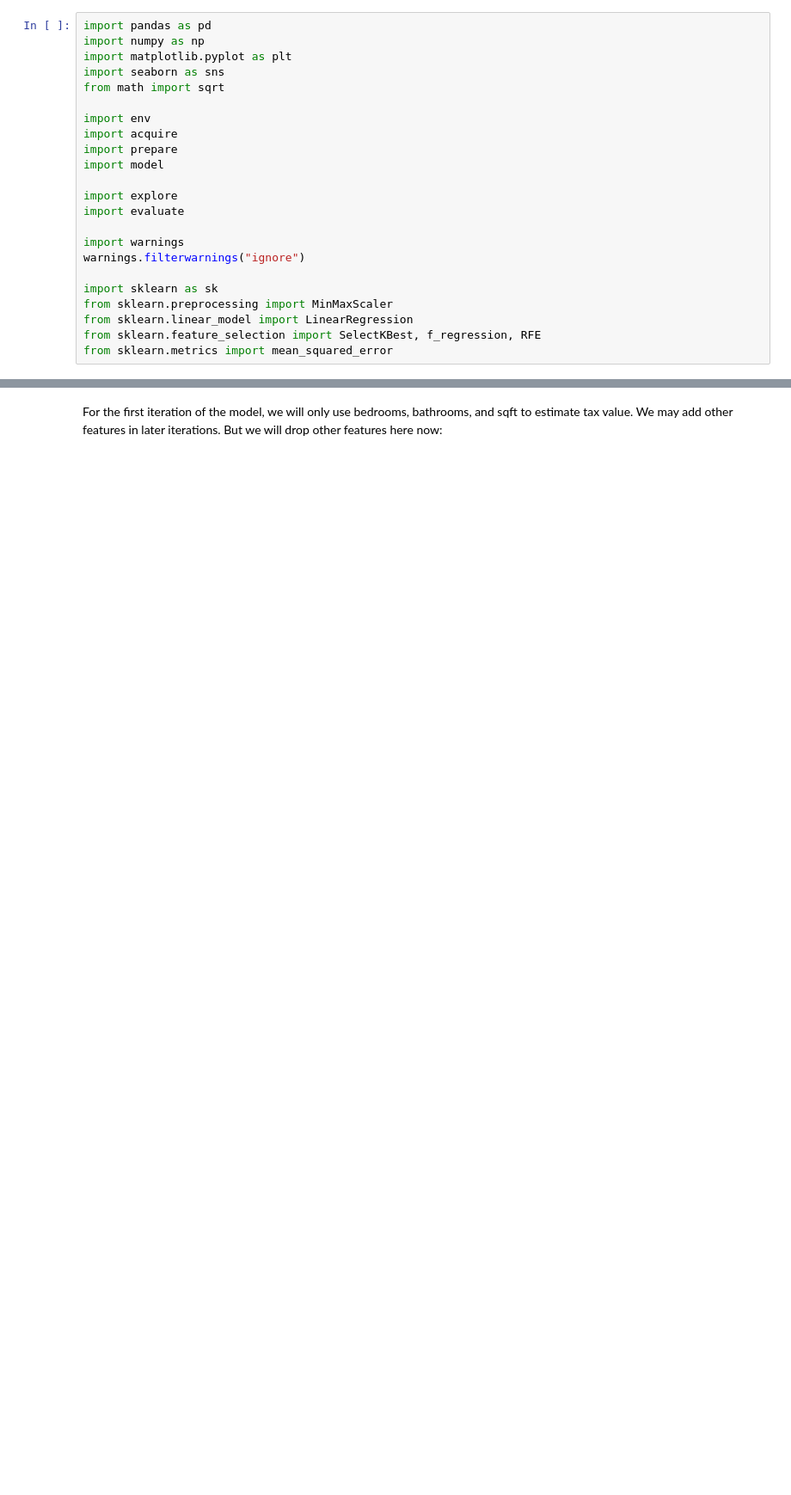
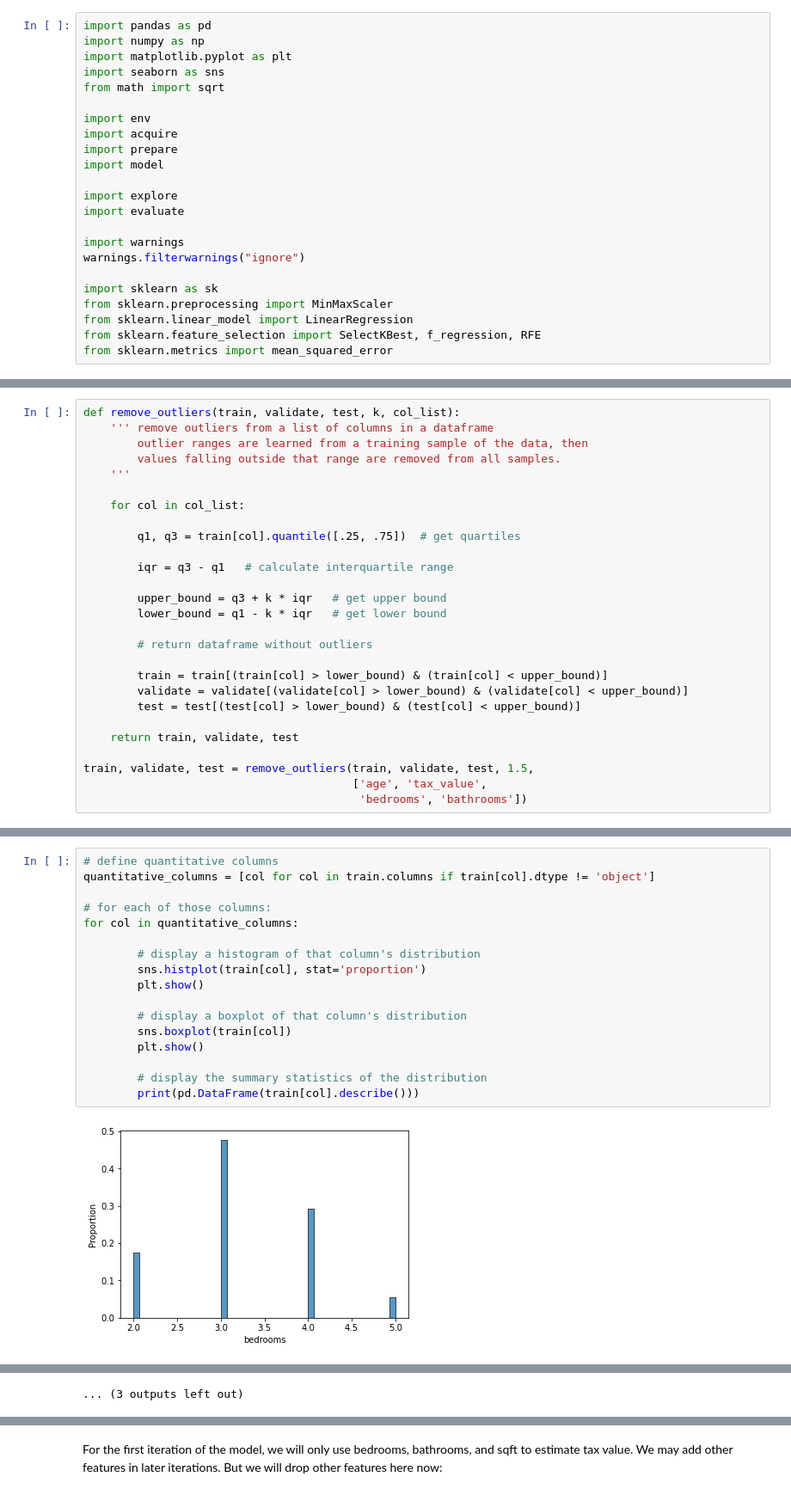
Before and after one commit to bensmith07/zillow-regression-project, a Jupyter notebook: zillow_project.ipynb, the cells around one changed output, grey strips where cells are left out. Shown at 86% size. Cells and saved outputs as stored; diff of their text form; blank space fills up the shorter version.

```diff
--- a/zillow_project.ipynb
+++ b/zillow_project.ipynb
@@ -41,0 +248,27 @@ Name: sqft, dtype: float64
+# %%
+def remove_outliers(train, validate, test, k, col_list):
+    ''' remove outliers from a list of columns in a dataframe
+        outlier ranges are learned from a training sample of the data, then
+        values falling outside that range are removed from all samples.
+    '''
+
+    for col in col_list:
+
+        q1, q3 = train[col].quantile([.25, .75])  # get quartiles
+
+        iqr = q3 - q1   # calculate interquartile range
+
+        upper_bound = q3 + k * iqr   # get upper bound
+        lower_bound = q1 - k * iqr   # get lower bound
+
+        # return dataframe without outliers
+
+        train = train[(train[col] > lower_bound) & (train[col] < upper_bound)]
+        validate = validate[(validate[col] > lower_bound) & (validate[col] < upper_bound)]
+        test = test[(test[col] > lower_bound) & (test[col] < upper_bound)]
+
+    return train, validate, test
+
+train, validate, test = remove_outliers(train, validate, test, 1.5,
+                                        ['age', 'tax_value',
+                                         'bedrooms', 'bathrooms'])
@@ -41,0 +279,19 @@ Name: sqft, dtype: float64
+# %%
+# define quantitative columns
+quantitative_columns = [col for col in train.columns if train[col].dtype != 'object']
+
+# for each of those columns:
+for col in quantitative_columns:
+
+        # display a histogram of that column's distribution
+        sns.histplot(train[col], stat='proportion')
+        plt.show()
+
+        # display a boxplot of that column's distribution
+        sns.boxplot(train[col])
+        plt.show()
+
+        # display the summary statistics of the distribution
+        print(pd.DataFrame(train[col].describe()))
+# %% [output]
+[figure, added]
@@ -41,0 +341 @@ Name: sqft, dtype: float64
+... (3 outputs left out)
```
Also changed, not shown: parts of 58 cells of this notebook.
